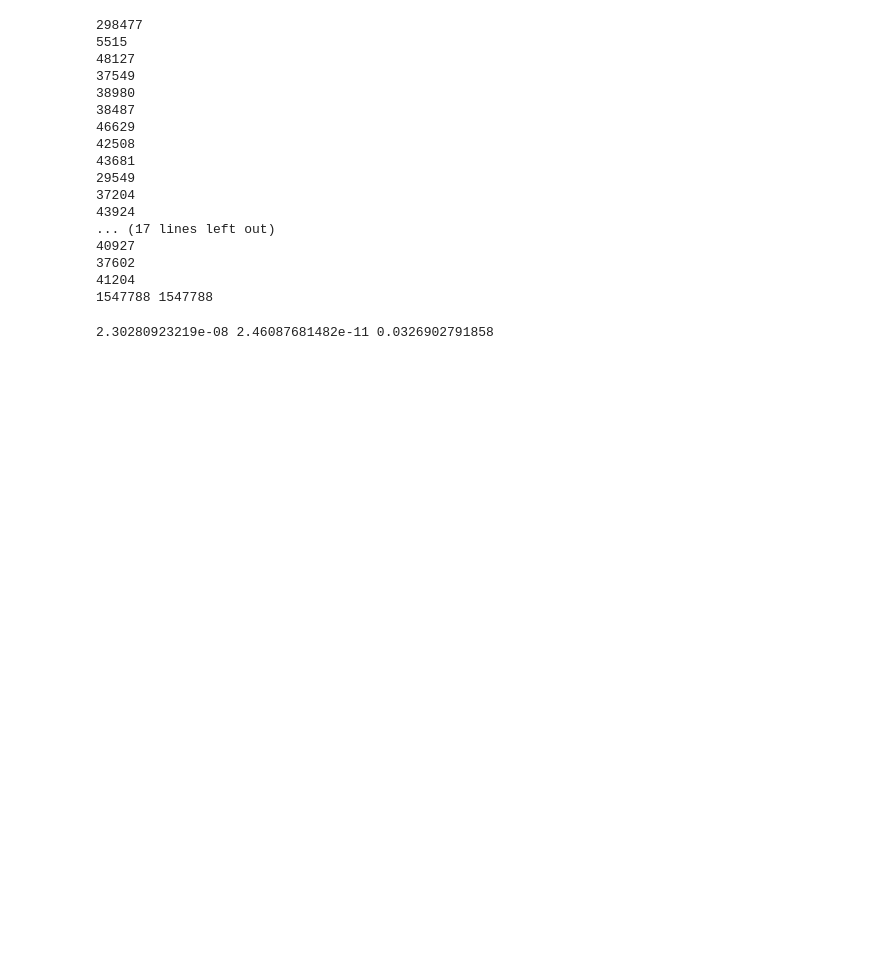
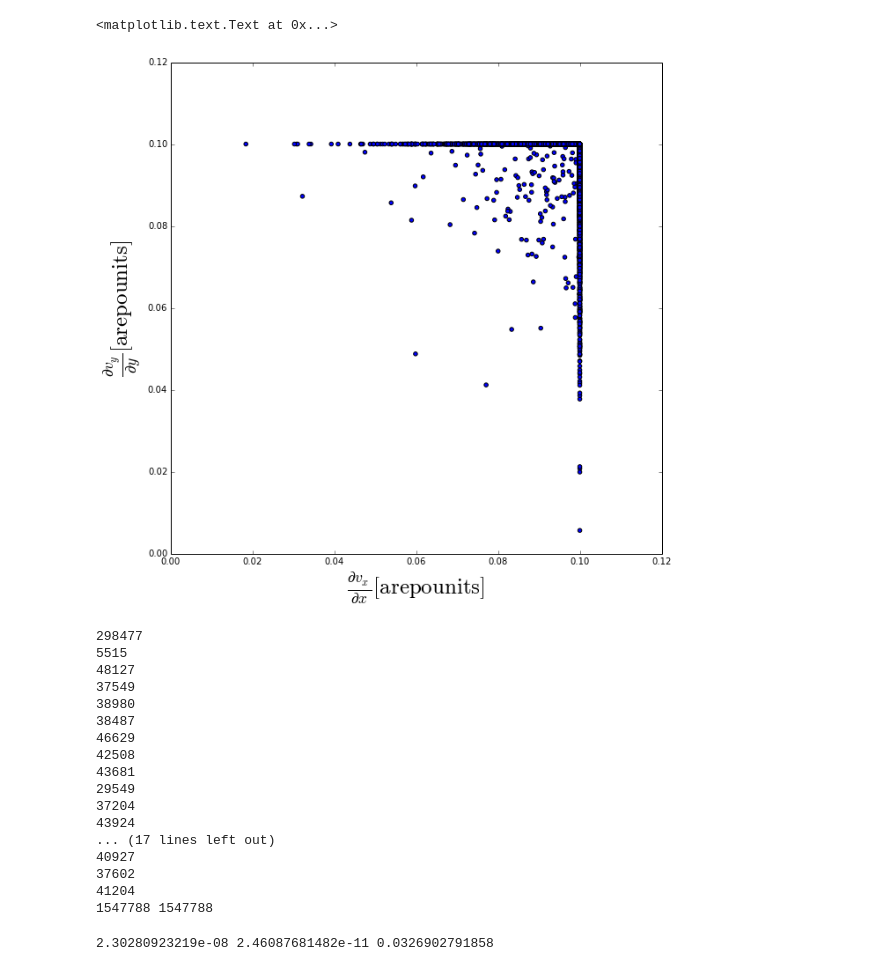
Before and after one commit to forero/ArepoWeb, a Jupyter notebook: src/PlayArepoSnapshot.ipynb, the cells around one changed output. Saved outputs shown, nothing was run; the diff lists cells and outputs as text; code cells hidden in the pictures; blank space fills up the shorter version.

```diff
--- a/src/PlayArepoSnapshot.ipynb
+++ b/src/PlayArepoSnapshot.ipynb
@@ -78,0 +74,7 @@ n = hist(log10(dens),100)
+# %%
+scatter(abs(v_gradient[index,0]), (v_gradient[index,4]))
+xlabel(r"$\frac{\partial v_x}{\partial x}[\mathrm{arepo units}]$", fontsize=25)
+ylabel(r"$\frac{\partial v_y}{\partial y}[\mathrm{arepo units}]$", fontsize=25)
+# %% [output]
+<matplotlib.text.Text at 0x...>
+[figure, added]
```
Also changed, not shown: parts of 8 cells of this notebook.
